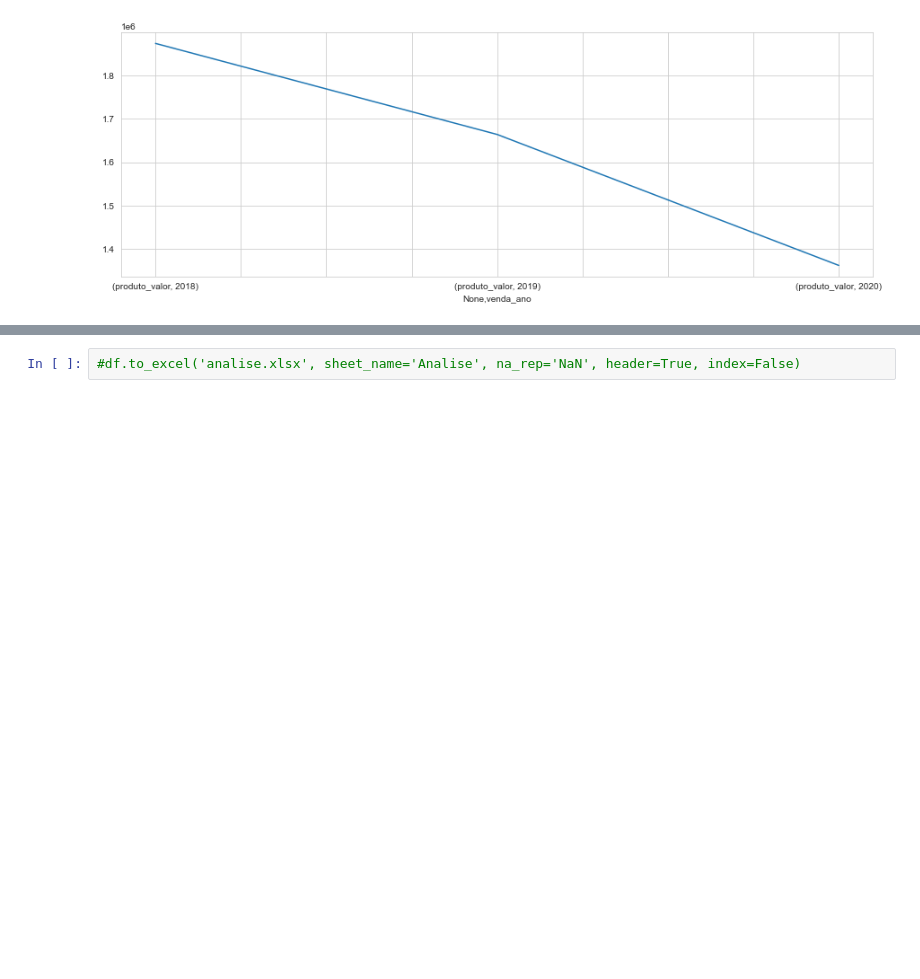
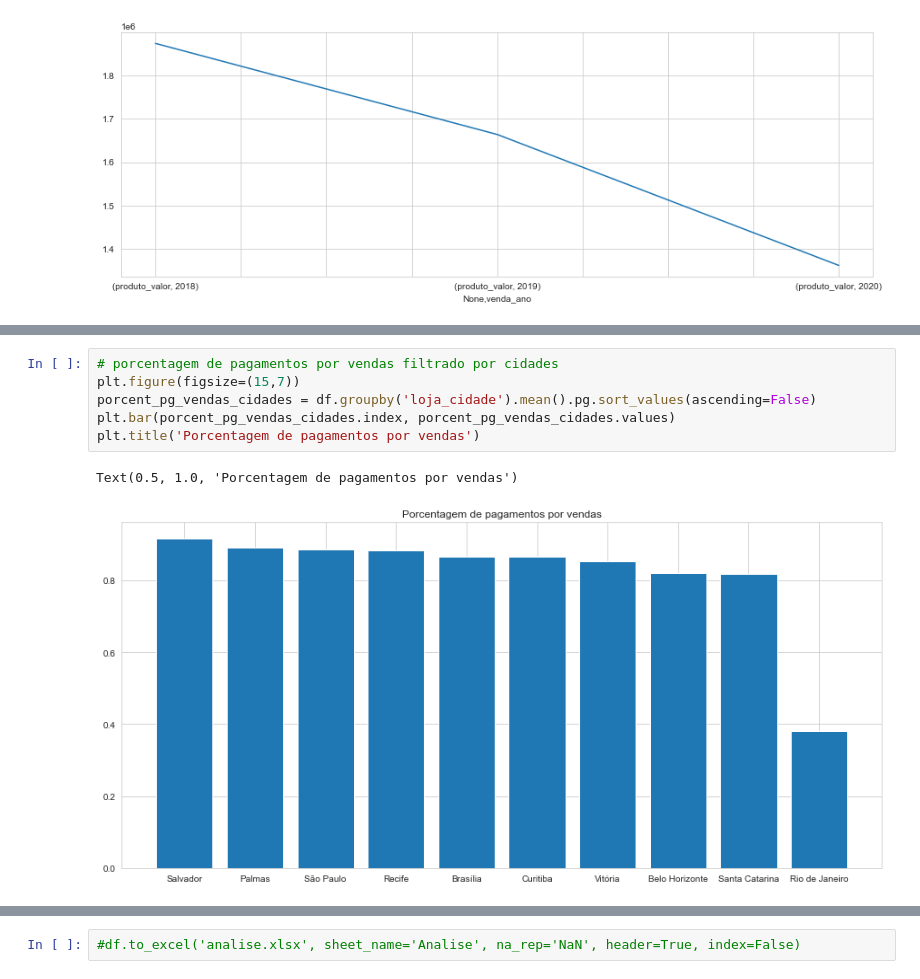
Before and after one commit to italocreator/heros-journey, a Jupyter notebook: Projeto_20211115/202111115_tratamento/5-Analises_Insights/20211115_Analises.ipynb, the cells around one changed output, grey strips where cells are left out. Drawn from its saved outputs; the diff is of its cells as text; blank space fills up the shorter version.

```diff
--- a/Projeto_20211115/202111115_tratamento/5-Analises_Insights/20211115_Analises.ipynb
+++ b/Projeto_20211115/202111115_tratamento/5-Analises_Insights/20211115_Analises.ipynb
@@ -556,0 +599,9 @@ graf_dados = df[['produto_valor','venda_ano']].groupby(['venda_ano']).sum().unst
+# %%
+# porcentagem de pagamentos por vendas filtrado por cidades
+plt.figure(figsize=(15,7))
+porcent_pg_vendas_cidades = df.groupby('loja_cidade').mean().pg.sort_values(ascending=False)
+plt.bar(porcent_pg_vendas_cidades.index, porcent_pg_vendas_cidades.values)
+plt.title('Porcentagem de pagamentos por vendas')
+# %% [output]
+Text(0.5, 1.0, 'Porcentagem de pagamentos por vendas')
+[figure, added]
```
Also changed, not shown: parts of 9 cells of this notebook.
